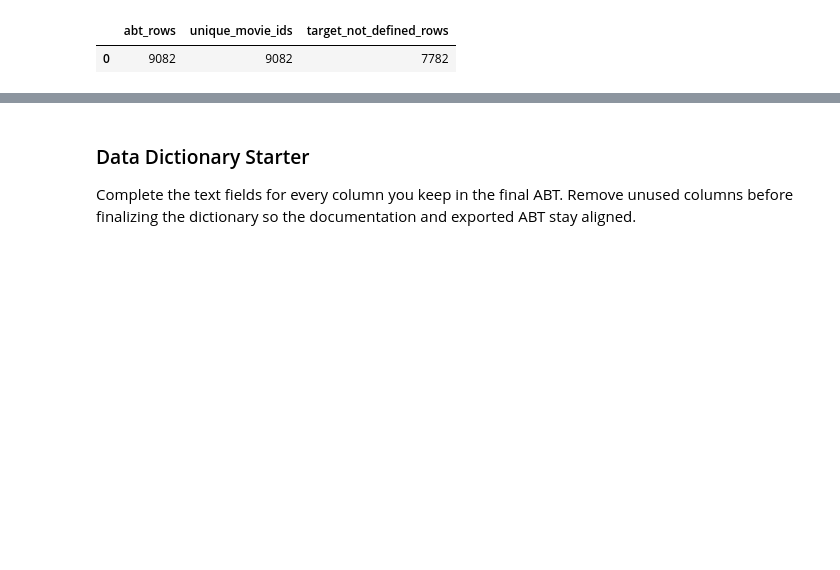
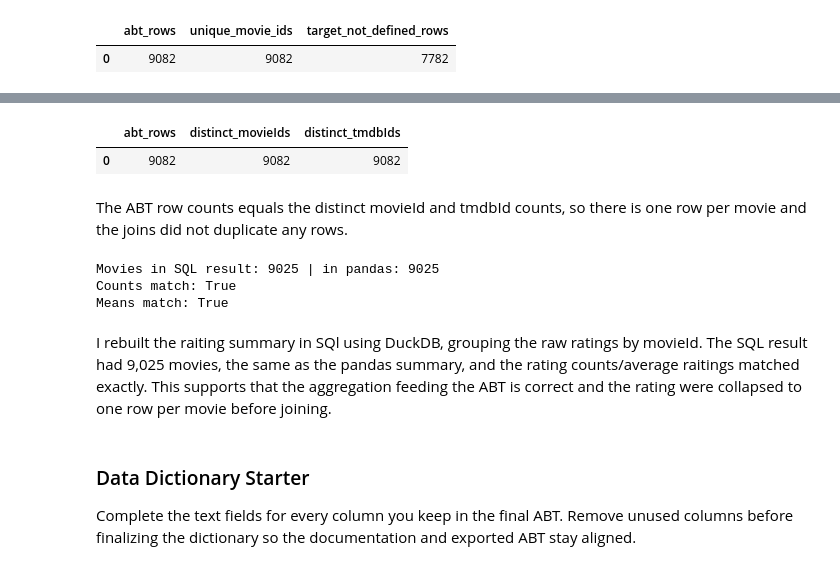
Before and after one commit to cassandrakgomez/ban6003-final-project-cassandragomez, a Jupyter notebook: notebooks/movies_project_starter.ipynb, the cells around one changed output, grey strips where cells are left out. Cells and saved outputs as stored; diff of their text form; code cells hidden in the pictures; blank space fills up the shorter version.

```diff
--- a/notebooks/movies_project_starter.ipynb
+++ b/notebooks/movies_project_starter.ipynb
@@ -390,3 +392,14 @@ dtype: int64
 | tmdbId | 0.000000 |
 | rating_target_eligible | 0.000000 |
 | has_revenue | 0.000000 |
+# %%
+# zero values correction where zero values == "not recorded"
+for col in ["budget", "revenue", "runtime"]:
+    abt[f"{col}_clean"] = abt[col].replace(0, np.nan)
+
+abt["has_budget"] = abt["budget_clean"].notna().astype("Int64")
+
+# check row count
+print("Row count: ", len(abt))
+print("Duplicate Ids: ", abt["movieId"].duplicated().sum())
+abt[["budget_clean", "revenue_clean", "runtime_clean"]].isna().sum()
@@ -392,0 +413,4 @@ dtype: int64
+# %%
+# release date fix
+abt["release_date_dt"] = pd.to_datetime(abt["release_date"], errors="coerce")
+print(abt["release_date_dt"].isna().sum(), "release dates could not be parsed")
@@ -414,3 +442,20 @@ sql_abt_check
 # %% [output]
 |  | abt_rows | unique_movie_ids | target_not_defined_rows |
 | 0 | 9082 | 9082 | 7782 |
+# %%
+# COPY - Path B: DuckDB setup
+%pip install -q duckdb
+
+import duckdb
+import pandas as pd
+
+
+def run_duckdb(query):
+    """Run a DuckDB query when it has been filled in; keep blank practice cells runnable."""
+    if not query or not query.strip():
+        print("This practice cell is waiting for your SQL. Add your query inside the triple quotes, then run it again.")
+        return pd.DataFrame()
+    return duckdb.sql(query).df()
+
+
+print("DuckDB version:", duckdb.__version__)
@@ -417,3 +465,36 @@ sql_abt_check
+# %%
+key_check_sql = run_duckdb('''
+SELECT
+    COUNT(*) AS abt_rows,
+    COUNT(DISTINCT movieId) AS distinct_movieIds,
+    COUNT(DISTINCT tmdbId) AS distinct_tmdbIds
+FROM abt;
+''')
+key_check_sql
+# %% [output]
+|  | abt_rows | distinct_movieIds | distinct_tmdbIds |
+| 0 | 9082 | 9082 | 9082 |
+# %% [markdown]
+The ABT row counts equals the distinct movieId and tmdbId counts, so there is one row per movie and the joins did not duplicate any rows.
+# %%
+sql_rating_summary = run_duckdb('''
+SELECT movieId,
+       COUNT(*)    AS sql_rating_count,
+       AVG(rating) AS sql_rating_mean
+FROM ratings
+GROUP BY movieId;
+''')
+
+check = rating_summary.merge(sql_rating_summary, on="movieId", validate="one_to_one")
+print("Movies in SQL result:", len(sql_rating_summary), "| in pandas:", len(rating_summary))
+print("Counts match:", (check["user_rating_count"] == check["sql_rating_count"]).all())
+print("Means match:", np.allclose(check["user_rating_mean"], check["sql_rating_mean"]))
+# %% [output]
+Movies in SQL result: 9025 | in pandas: 9025
+Counts match: True
+Means match: True
+# %% [markdown]
+I rebuilt the raiting summary in SQl using DuckDB, grouping the raw ratings by movieId. The SQL result had 9,025 movies, the same as the pandas summary, and the rating counts/average raitings matched exactly. This supports that the aggregation feeding the ABT is correct and the rating were collapsed to one row per movie before joining.
 # %% [markdown]
 ### Data Dictionary Starter
 
```
Also changed, not shown: parts of 5 cells of this notebook.
